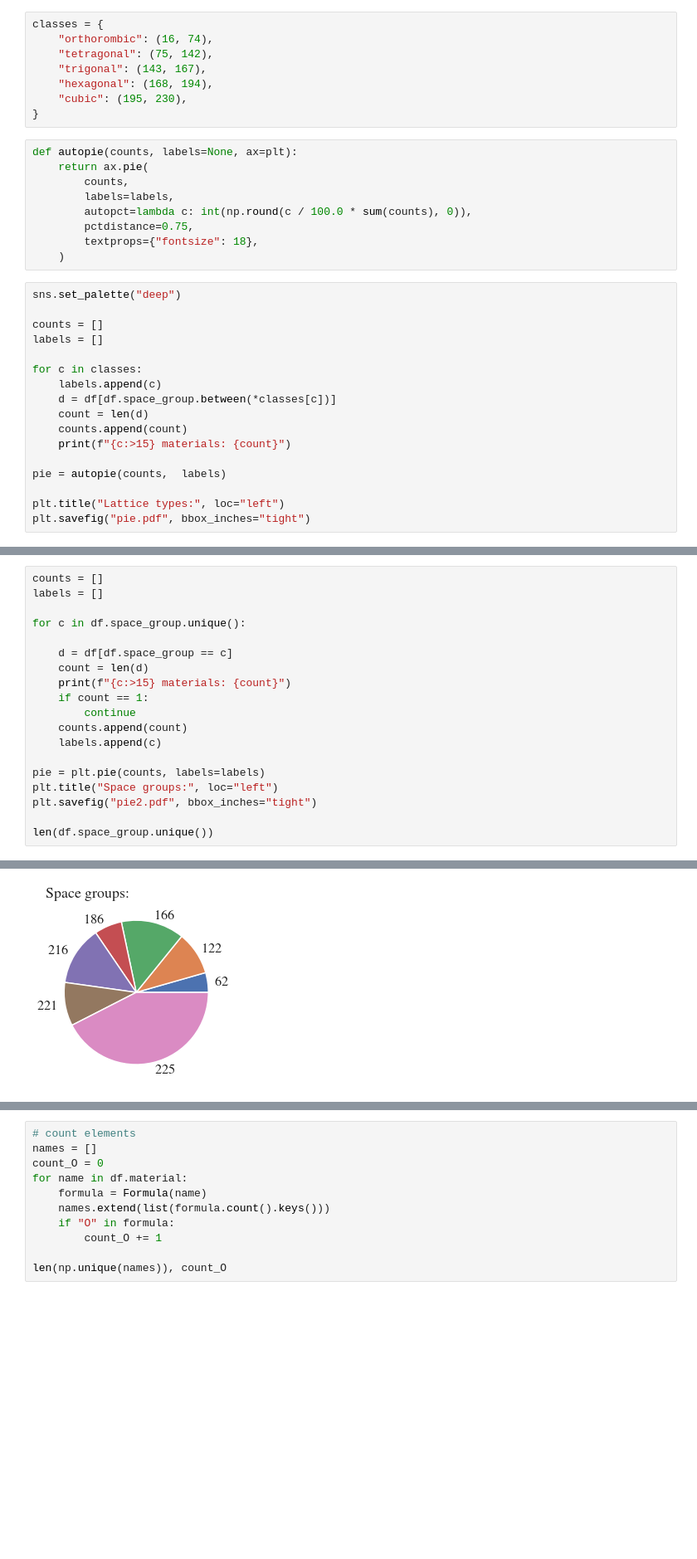
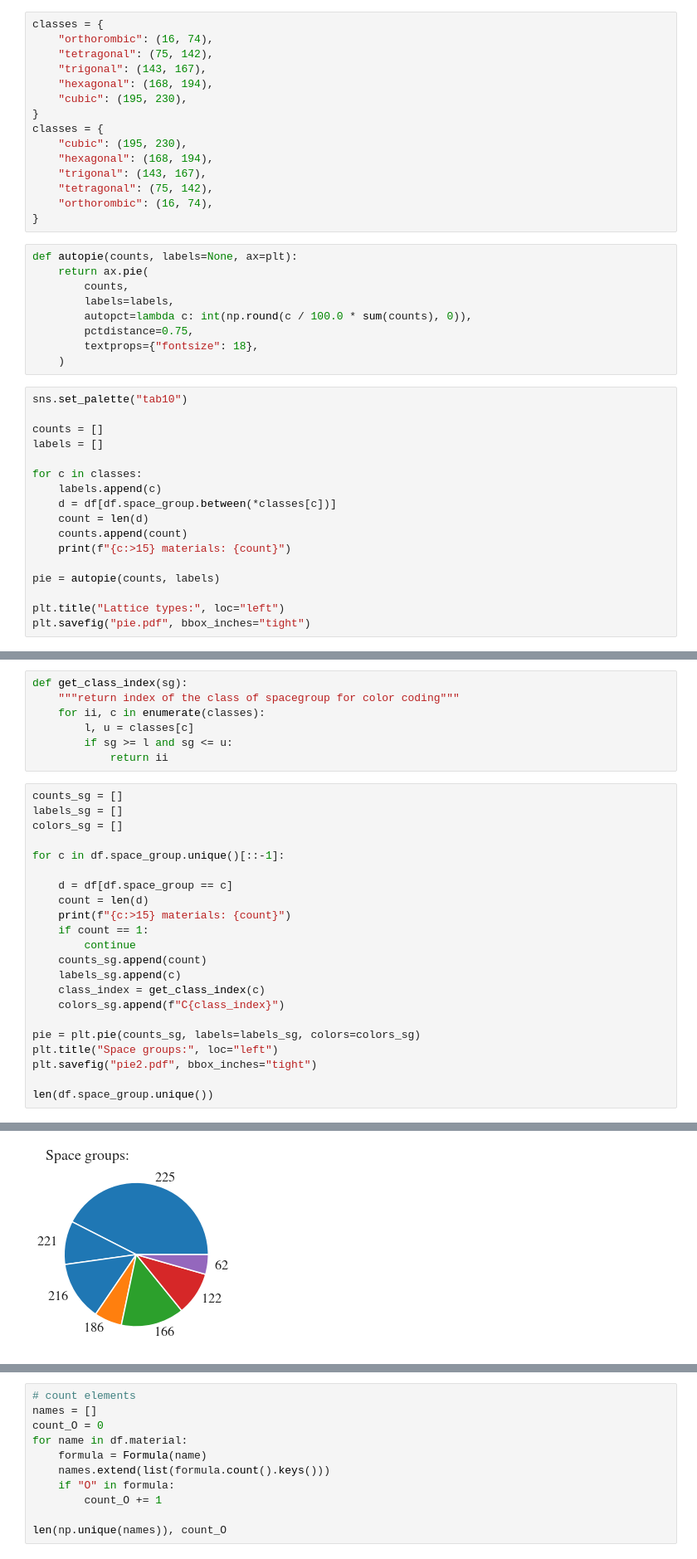
Before and after one commit to flokno/thesis_phd, a Jupyter notebook: data/plots/dataset/pandas.ipynb, the cells around one changed output, grey strips where cells are left out. Shown: that part at 83% size. Saved outputs shown, nothing was run; the diff lists cells and outputs as text; blank space fills up the shorter version.

```diff
--- a/data/plots/dataset/pandas.ipynb
+++ b/data/plots/dataset/pandas.ipynb
@@ -53,6 +53,13 @@ classes = {
     "hexagonal": (168, 194),
     "cubic": (195, 230),
 }
+classes = {
+    "cubic": (195, 230),
+    "hexagonal": (168, 194),
+    "trigonal": (143, 167),
+    "tetragonal": (75, 142),
+    "orthorombic": (16, 74),
+}
 # %%
 def autopie(counts, labels=None, ax=plt):
     return ax.pie(
@@ -63,7 +70,7 @@ def autopie(counts, labels=None, ax=plt):
         textprops={"fontsize": 18},
     )
 # %%
-sns.set_palette("deep")
+sns.set_palette("tab10")
 
 counts = []
 labels = []
@@ -75,7 +82,7 @@ for c in classes:
     counts.append(count)
     print(f"{c:>15} materials: {count}")
 
-pie = autopie(counts,  labels)
+pie = autopie(counts, labels)
 
 plt.title("Lattice types:", loc="left")
 plt.savefig("pie.pdf", bbox_inches="tight")
@@ -89,18 +96,28 @@ plt.savefig("pie.pdf", bbox_inches="tight")
+# %%
+def get_class_index(sg):
+    """return index of the class of spacegroup for color coding"""
+    for ii, c in enumerate(classes):
+        l, u = classes[c]
+        if sg >= l and sg <= u:
+            return ii
 # %%
-counts = []
-labels = []
+counts_sg = []
+labels_sg = []
+colors_sg = []
 
-for c in df.space_group.unique():
+for c in df.space_group.unique()[::-1]:
 
     d = df[df.space_group == c]
     count = len(d)
     print(f"{c:>15} materials: {count}")
     if count == 1:
         continue
-    counts.append(count)
-    labels.append(c)
+    counts_sg.append(count)
+    labels_sg.append(c)
+    class_index = get_class_index(c)
+    colors_sg.append(f"C{class_index}")
 
-pie = plt.pie(counts, labels=labels)
+pie = plt.pie(counts_sg, labels=labels_sg, colors=colors_sg)
 plt.title("Space groups:", loc="left")
 plt.savefig("pie2.pdf", bbox_inches="tight")
 
@@ -121,5 +138,5 @@ len(df.space_group.unique())
 12
-[figure, old version]
+[figure, new version]
 # %%
 fig, (ax1, ax2) = plt.subplots(figsize=(14, 7), nrows=2, sharex=True)
 
```
Also changed, not shown: parts of 7 cells of this notebook, 3 other files.
